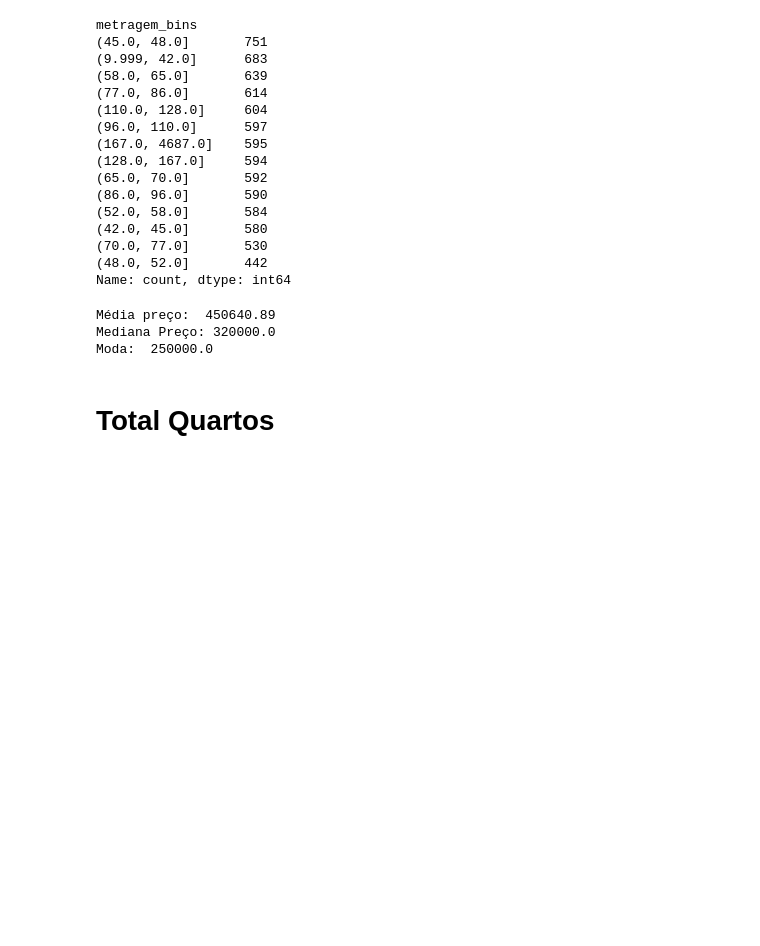
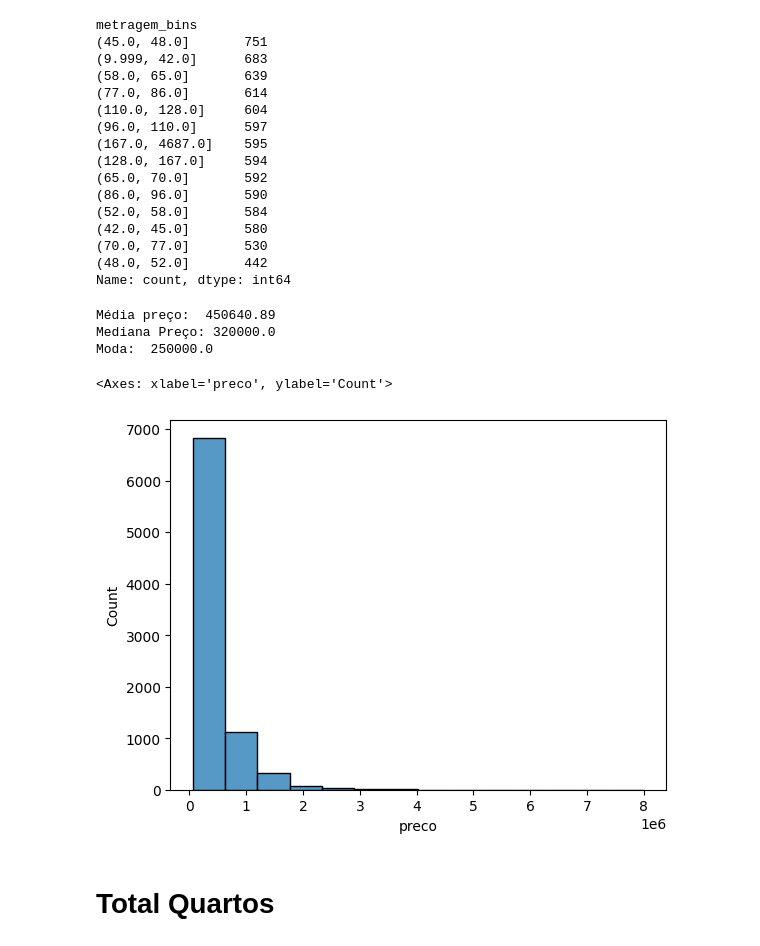
Before and after one commit to rodrigorocha1/extracao_viva_real_selenium, a Jupyter notebook: notebooks_exemplo/visualizacaov2.ipynb, the cells around one changed output. Saved outputs shown, nothing was run; the diff lists cells and outputs as text; code cells hidden in the pictures; blank space fills up the shorter version.

Commit message:
histograma de preços

```diff
--- a/notebooks_exemplo/visualizacaov2.ipynb
+++ b/notebooks_exemplo/visualizacaov2.ipynb
@@ -141,6 +141,11 @@ fig.show()
 fig = px.histogram(base_original, x='preco', nbins=k)
 fig.update_layout(bargap=0.2)
 fig.show()
+# %%
+sns.histplot(data=base_original, x='preco', bins=k)
+# %% [output]
+<Axes: xlabel='preco', ylabel='Count'>
+[figure, added]
 # %% [markdown]
 # Total Quartos
 # %%
```
